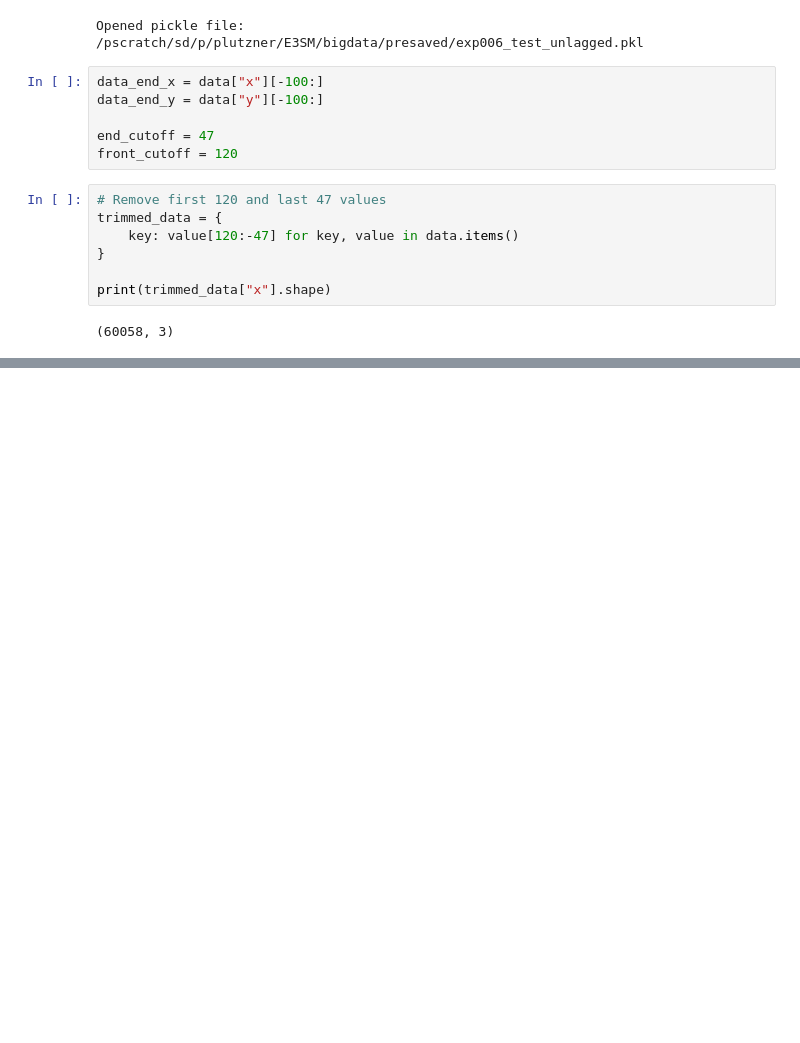
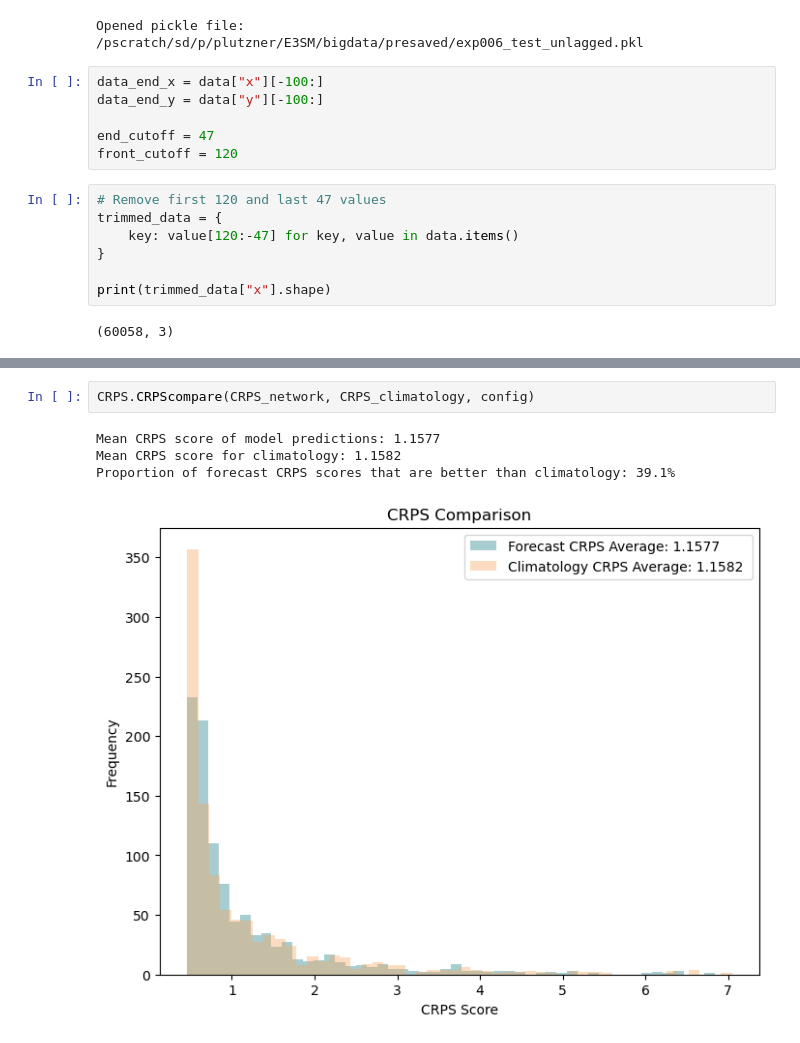
Before and after one commit to Jolan-vP/E3SM, a Jupyter notebook: playfile.ipynb, the cells around one changed output, grey strips where cells are left out. Saved outputs shown, nothing was run; the diff lists cells and outputs as text; blank space fills up the shorter version.

```diff
--- a/playfile.ipynb
+++ b/playfile.ipynb
@@ -785,0 +905,7 @@ print(trimmed_data["x"].shape)
+# %%
+CRPS.CRPScompare(CRPS_network, CRPS_climatology, config)
+# %% [output]
+Mean CRPS score of model predictions: 1.1577
+Mean CRPS score for climatology: 1.1582
+Proportion of forecast CRPS scores that are better than climatology: 39.1%
+[figure, added]
```
Also changed, not shown: parts of 5 cells of this notebook, 10 other files.
